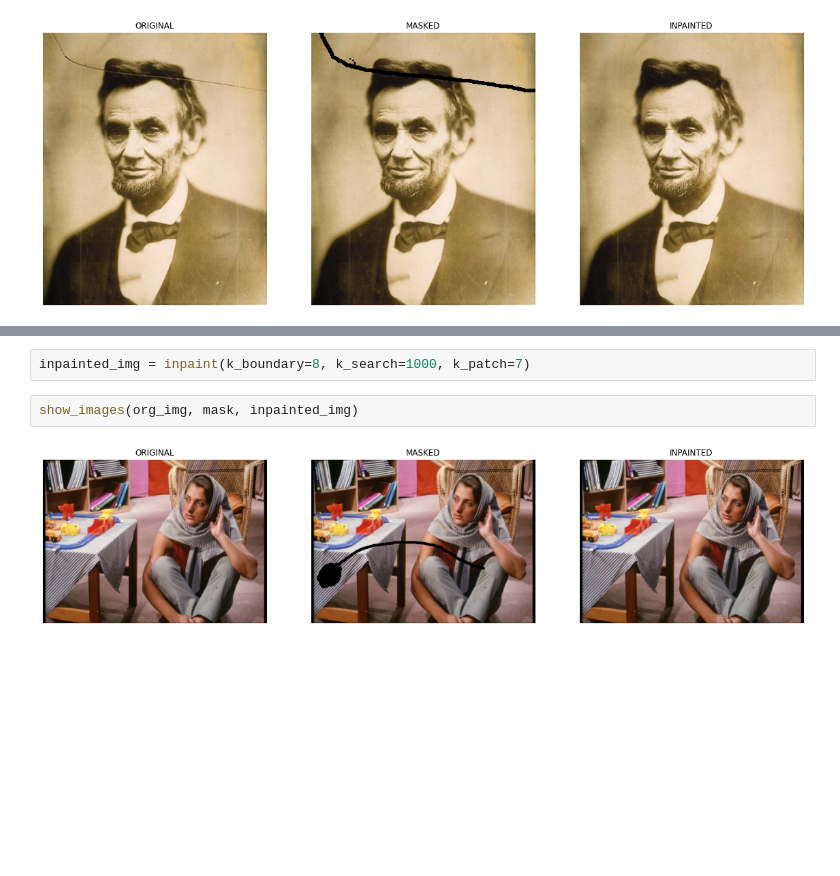
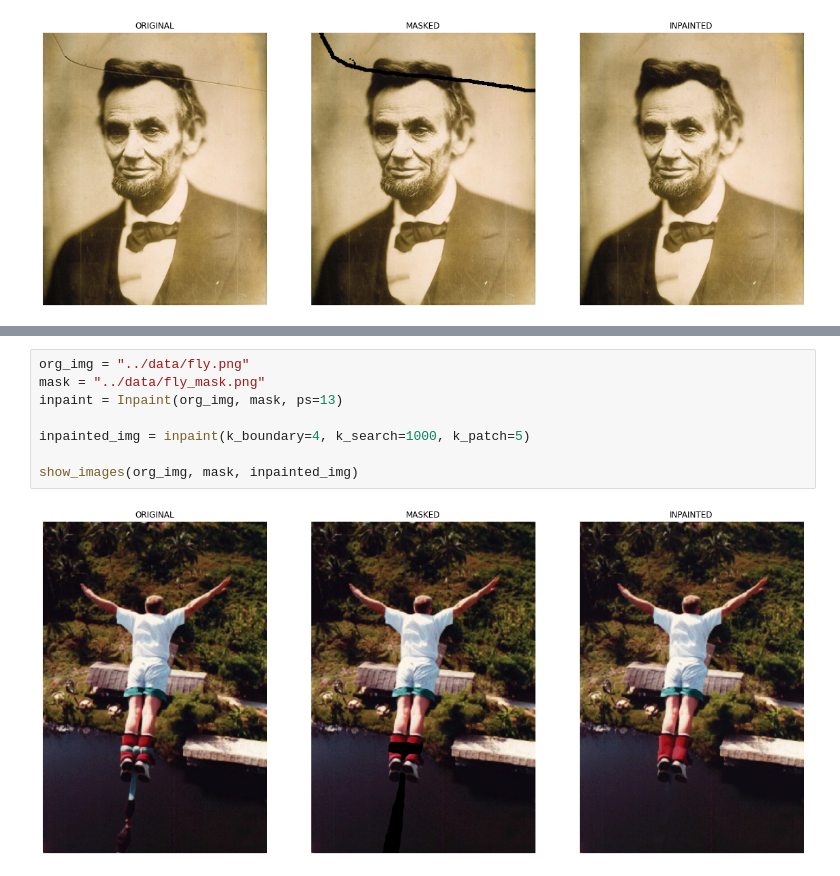
Before and after one commit to aGIToz/PyInpaint, a Jupyter notebook: notebooks/Test.ipynb, the cells around one changed output, grey strips where cells are left out. Cells and saved outputs as stored; diff of their text form; blank space fills up the shorter version.

Commit message:
fly image results

```diff
--- a/notebooks/Test.ipynb
+++ b/notebooks/Test.ipynb
@@ -38,6 +44,10 @@ inpaint = Inpaint(org_img, mask, ps=9)
-# %%
-inpainted_img = inpaint(k_boundary=8, k_search=1000, k_patch=7)
-# %%
-show_images(org_img, mask, inpainted_img)
-# %% [output]
-[figure, removed]
+# %%
+org_img = "../data/fly.png"
+mask = "../data/fly_mask.png"
+inpaint = Inpaint(org_img, mask, ps=13)
+
+inpainted_img = inpaint(k_boundary=4, k_search=1000, k_patch=5)
+
+show_images(org_img, mask, inpainted_img)
+# %% [output]
+[figure, added]
```
Also changed, not shown: parts of 1 cell of this notebook.
